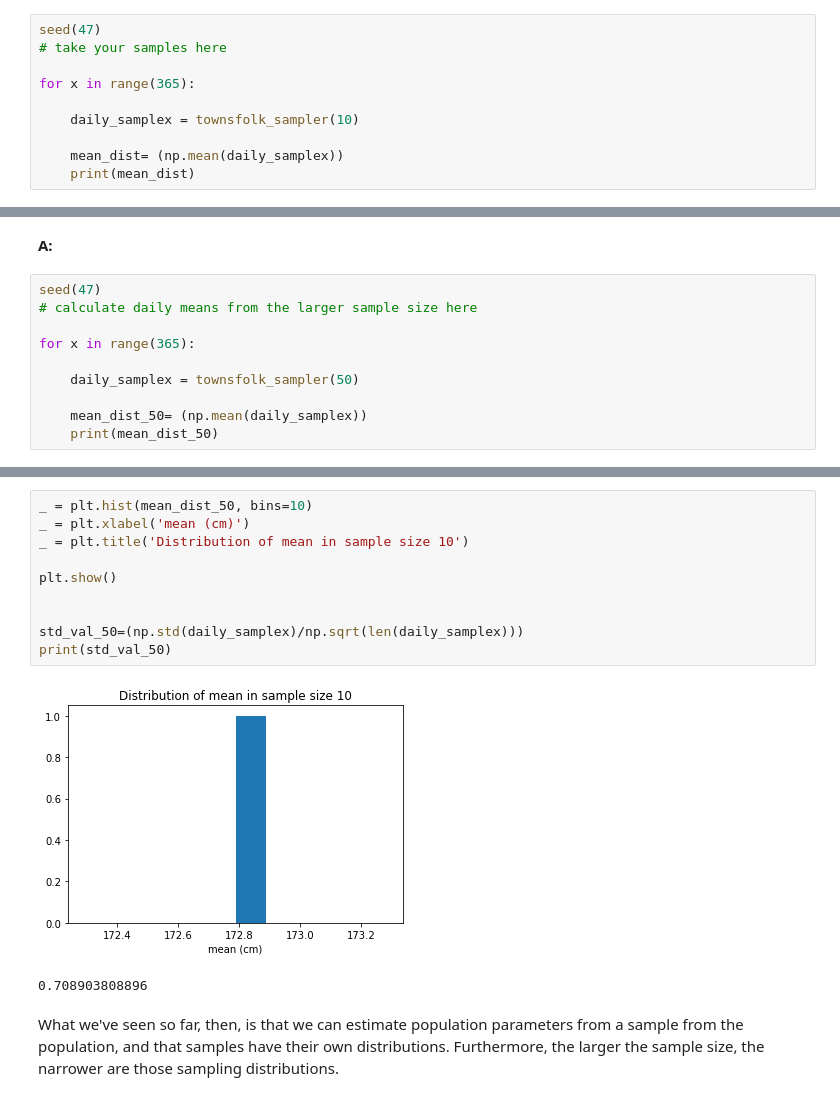
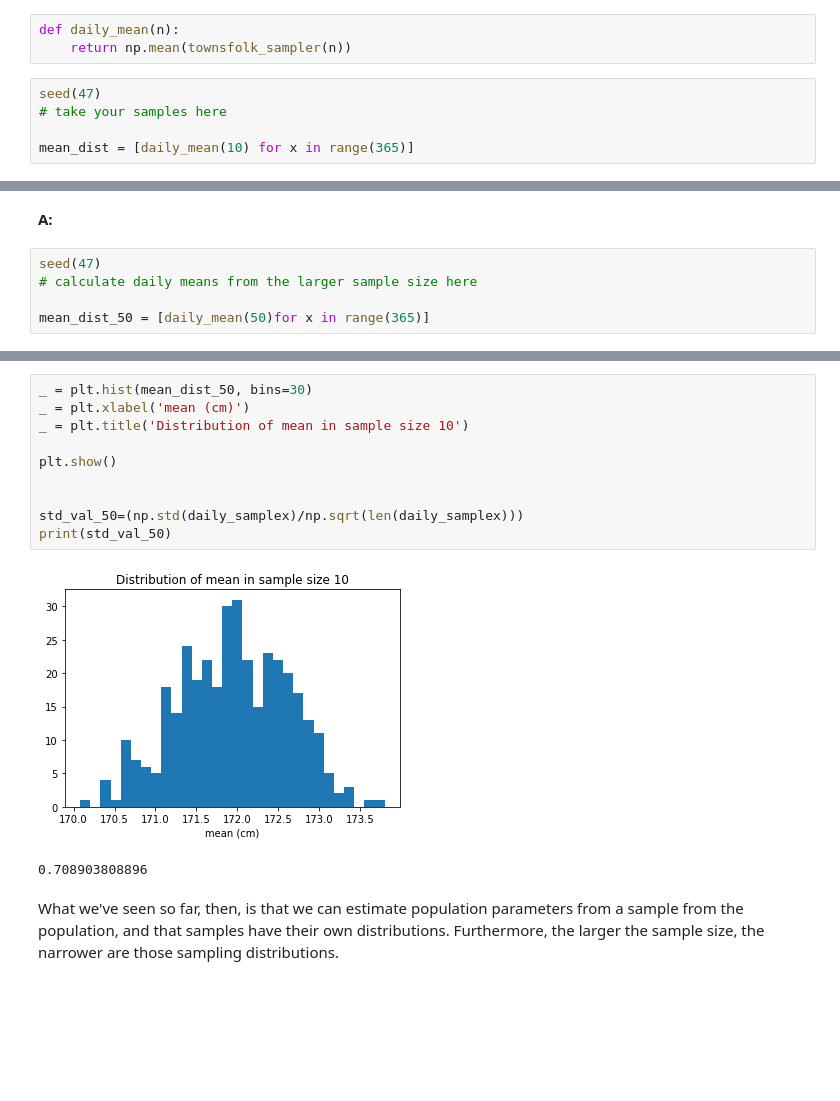
Before and after one commit to tdayanan/Springboard, a Jupyter notebook: inferential_statistics_1a-Q6.25.ipynb, the cells around one changed output, grey strips where cells are left out. Drawn from its saved outputs; the diff is of its cells as text; blank space fills up the shorter version.

```diff
--- a/inferential_statistics_1a-Q6.25.ipynb
+++ b/inferential_statistics_1a-Q6.25.ipynb
@@ -261,13 +242,11 @@ np.mean(daily_sample2)
 __Q:__ Simulate performing this random trial every day for a year, calculating the mean of each daily sample of 10, and plot the resultant sampling distribution of the mean.
 # %% [markdown]
 __A:__
+# %%
+def daily_mean(n):
+    return np.mean(townsfolk_sampler(n))
 # %%
 seed(47)
 # take your samples here
 
-for x in range(365):
-
-    daily_samplex = townsfolk_sampler(10)
-
-    mean_dist= (np.mean(daily_samplex))
-    print(mean_dist)
+mean_dist = [daily_mean(10) for x in range(365)]
@@ -322,9 +285,4 @@ __A:__
 seed(47)
 # calculate daily means from the larger sample size here
 
-for x in range(365):
-
-    daily_samplex = townsfolk_sampler(50)
-
-    mean_dist_50= (np.mean(daily_samplex))
-    print(mean_dist_50)
+mean_dist_50 = [daily_mean(50)for x in range(365)]
@@ -349,15 +289,15 @@ for x in range(365):
 # %%
-_ = plt.hist(mean_dist_50, bins=10)
+_ = plt.hist(mean_dist_50, bins=30)
 _ = plt.xlabel('mean (cm)')
 _ = plt.title('Distribution of mean in sample size 10')
 
 plt.show()
 
 
 std_val_50=(np.std(daily_samplex)/np.sqrt(len(daily_samplex)))
 print(std_val_50)
 # %% [output]
-[figure, old version]
+[figure, new version]
 0.708903808896
 # %% [markdown]
 What we've seen so far, then, is that we can estimate population parameters from a sample from the population, and that samples have their own distributions. Furthermore, the larger the sample size, the narrower are those sampling distributions.
```
Also changed, not shown: parts of 26 cells of this notebook.
